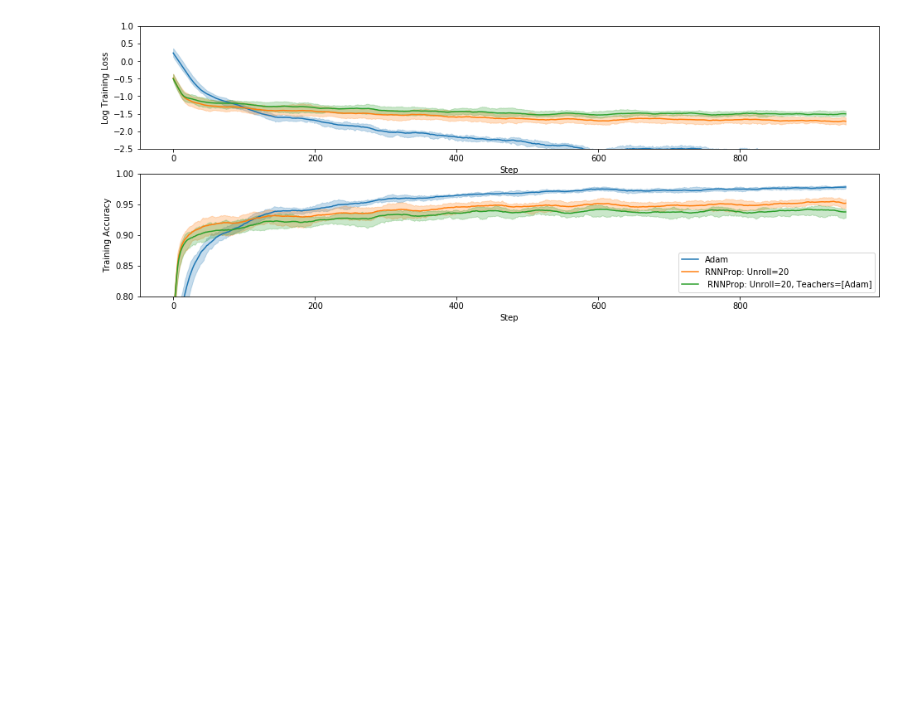
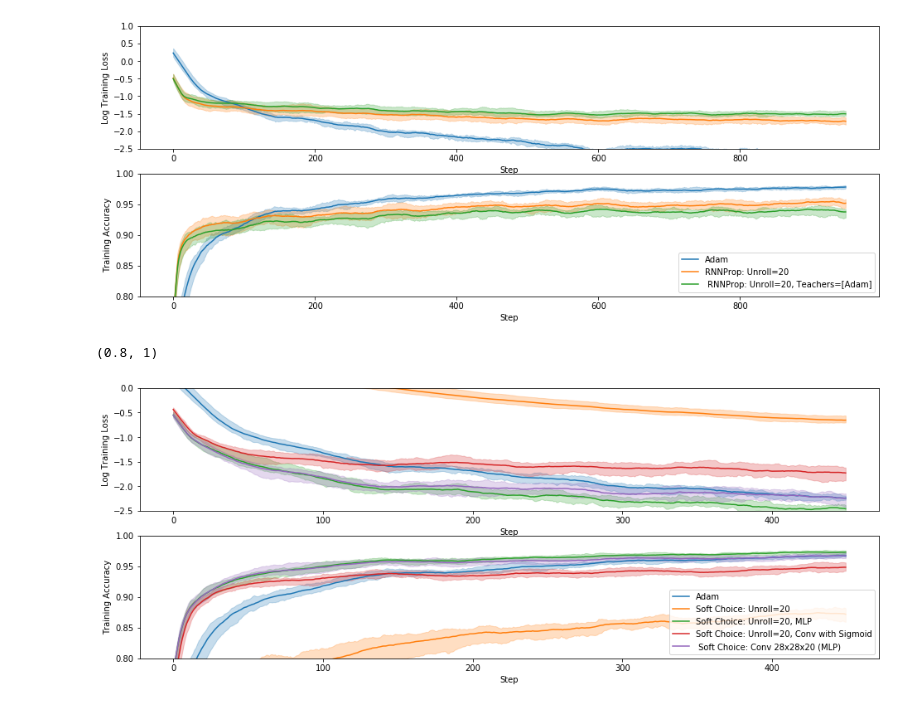
Before and after one commit to thetianshuhuang/l2o, a Jupyter notebook: eval_analysis.ipynb, the cells around one changed output. Cells and saved outputs as stored; diff of their text form; code cells hidden in the pictures; blank space fills up the shorter version.

```diff
--- a/eval_analysis.ipynb
+++ b/eval_analysis.ipynb
@@ -68,3 +68,11 @@ axs[1].set_ylim(0.8, 1)
 # %% [output]
 (0.8, 1)
 [figure]
+# %%
+fig, axs = plt.subplots(2, 1, figsize=(16, 6))
+plot.plot_stats_batch(["adam", "choice_20", "choice_mlp", "choice_sigmoid", "choice_dbg"], axs, end=500, use_time=False, sma=51)
+axs[0].set_ylim(-2.5, 0)
+axs[1].set_ylim(0.8, 1)
+# %% [output]
+(0.8, 1)
+[figure, added]
```
Also changed, not shown: parts of 1 cell of this notebook, 5 other files.
